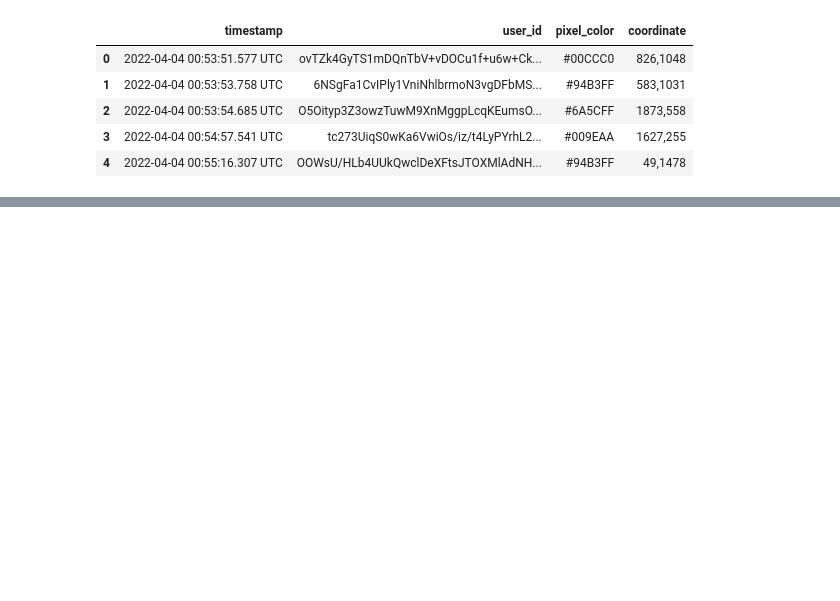
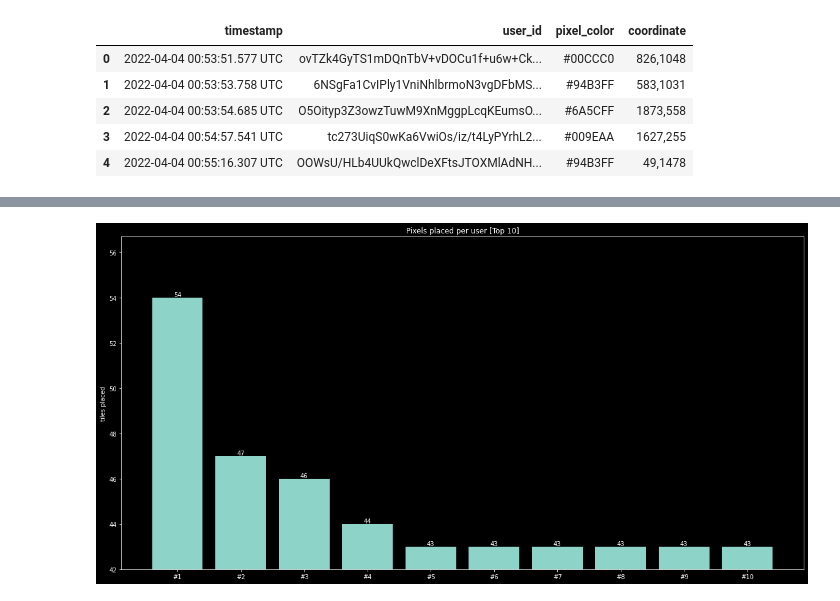
Before and after one commit to D-Mielewczyk/r-place-analysis, a Jupyter notebook: main.ipynb, the cells around one changed output, grey strips where cells are left out. Cells and saved outputs as stored; diff of their text form; code cells hidden in the pictures; blank space fills up the shorter version.

```diff
--- a/main.ipynb
+++ b/main.ipynb
@@ -38,3 +74,15 @@ dtype: object
+# %%
+pix_usr = pix_usr[:10]
+
+fig, ax = plt.subplots(figsize=figsize)
+ax.set_ylabel('tiles placed')
+ax.set_title('Pixels placed per user [Top 10]')
+bars = ax.bar(['#'+str(i) for i in range(1, 11)], pix_usr['counts'])
+ax.set_ylim(ymin=min(pix_usr['counts']-1))
+ax.bar_label(bars)
+fig.savefig('./plots/top10_tiles_per_user.pdf')
+# %% [output]
+[figure, added]
 # %%
 colors = df["pixel_color"].value_counts().rename_axis('pixel_color').to_frame('counts').reset_index()
 colors.head()
```
Also changed, not shown: parts of 8 cells of this notebook, 4 other files.
